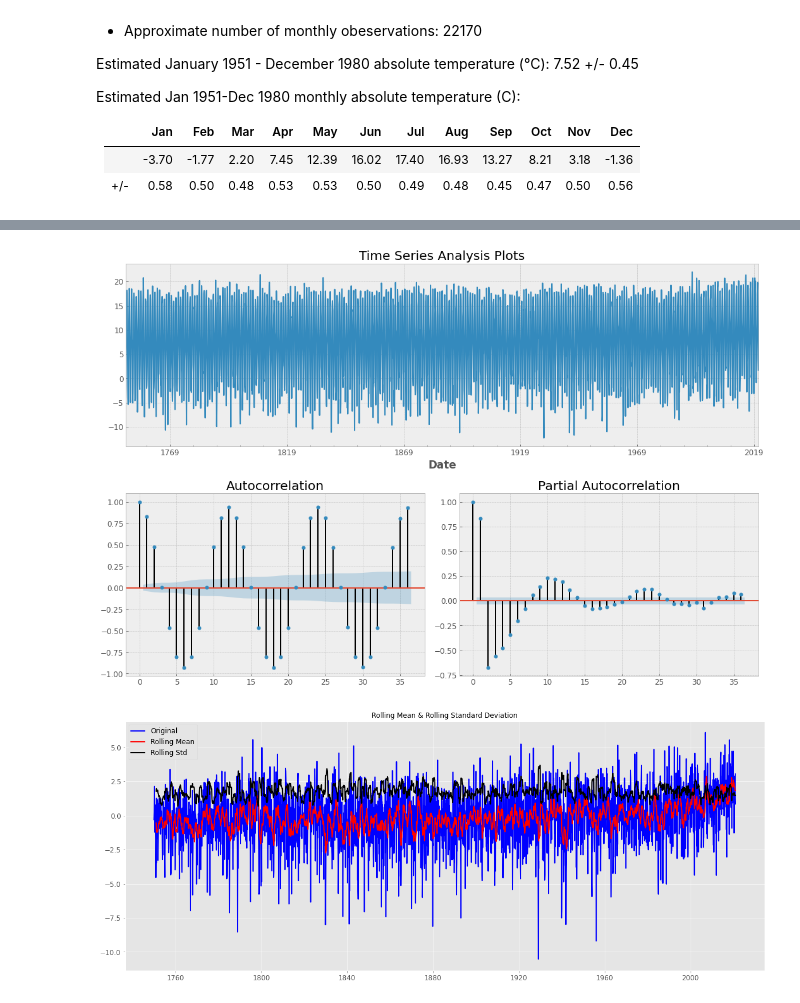
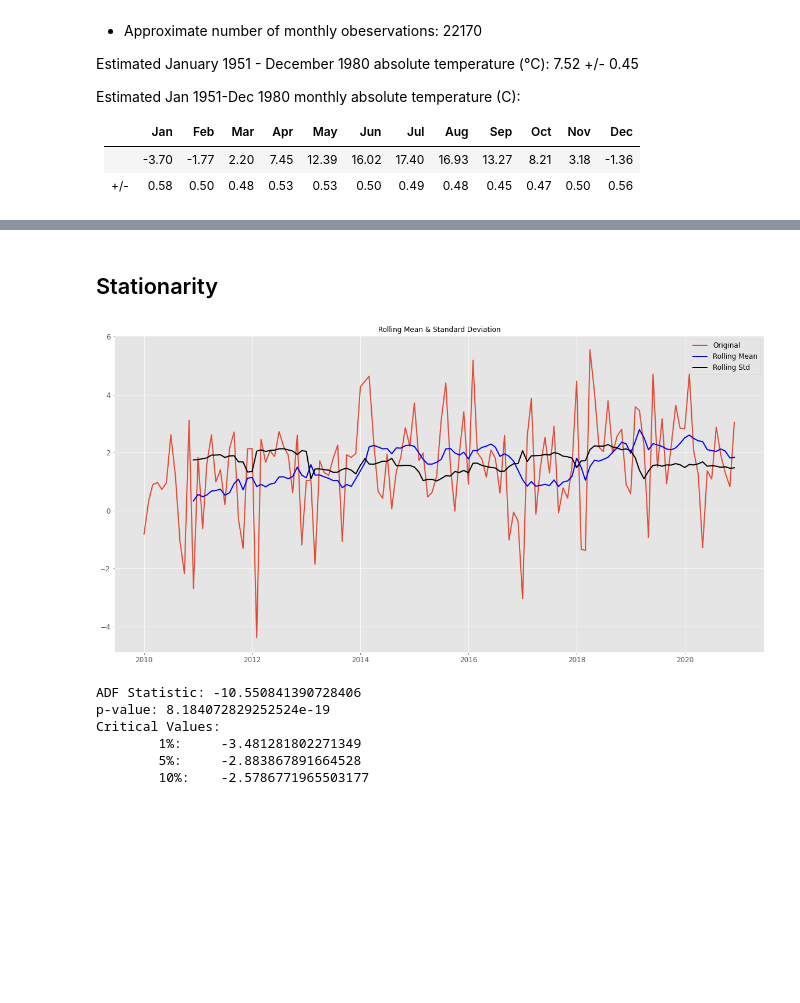
Before and after one commit to reibek/progn-semestral-work, a Jupyter notebook: Progonstics_Semestral_work_NEW.ipynb, the cells around one changed output, grey strips where cells are left out. Drawn from its saved outputs; the diff is of its cells as text; code cells hidden in the pictures; blank space fills up the shorter version.

```diff
--- a/Progonstics_Semestral_work_NEW.ipynb
+++ b/Progonstics_Semestral_work_NEW.ipynb
@@ -147,5 +157,5 @@ dtype: int64
 # %%
 df['MonthlyAverage'] = 0.0
 
-for i in range(0, df.Month.size):
+for i in range(0, df.MonthlyAnomaly.size):
     df.MonthlyAverage[i] = df.MonthlyAnomaly[i] + monthly_abs_temperature[i % 12]
@@ -186,0 +180,3 @@ Freq: MS, Name: MonthlyAnomaly, dtype: float64
+# %%
+def get_timeseries(timeseries, year_from, year_to):
+    return timeseries[datetime.datetime(year_from, 1, 1):datetime.datetime(year_to, 12, 31)]
@@ -186,0 +202,14 @@ Freq: MS, Name: MonthlyAnomaly, dtype: float64
+# %%
+df_2010 = get_timeseries(df, 2010, 2020)
+
+plt.figure(figsize=(20,10))
+
+plt.subplot(2,1,1)
+plt.title('Monthly Anomaly',fontsize=15)
+df_2010.MonthlyAnomaly.plot()
+
+plt.subplot(2,1,2)
+plt.title('Monthly Average',fontsize=15)
+df_2010.MonthlyAverage.plot()
+
+plt.tight_layout()
@@ -187,4 +222,4 @@ Freq: MS, Name: MonthlyAnomaly, dtype: float64
 # %%
-plt.rcParams['figure.figsize'] = [20, 8]
-df.MonthlyAverage.plot()
+plt.rcParams['figure.figsize'] = [20, 10]
+seasonal_decompose(df_2010.MonthlyAverage).plot();
 # %% [output]
@@ -217,38 +227,35 @@ plt.tight_layout()
-# %%
-tsplot(df.MonthlyAverage.fillna(method='bfill'))
-# %% [output]
-[figure, removed]
+# %% [markdown]
+## Stationarity
 # %%
-plt.rcParams['figure.figsize'] = [20, 8]
-rolling_mean = df_anom.rolling(window = 12).mean()
-rolling_std = df_anom.rolling(window = 12).std()
-plt.plot(df_anom, color = 'blue', label = 'Original')
-plt.plot(rolling_mean, color = 'red', label = 'Rolling Mean')
-plt.plot(rolling_std, color = 'black', label = 'Rolling Std')
-plt.legend(loc = 'best')
-plt.title('Rolling Mean & Rolling Standard Deviation')
-plt.show()
-
 def get_stationarity(timeseries):
 
     # rolling statistics
     rolling_mean = timeseries.rolling(window=12).mean()
     rolling_std = timeseries.rolling(window=12).std()
 
     # rolling statistics plot
-    original = plt.plot(timeseries, color='blue', label='Original')
-    mean = plt.plot(rolling_mean, color='red', label='Rolling Mean')
+    original = plt.plot(timeseries, label='Original')
+    mean = plt.plot(rolling_mean, color='blue', label='Rolling Mean')
     std = plt.plot(rolling_std, color='black', label='Rolling Std')
     plt.legend(loc='best')
     plt.title('Rolling Mean & Standard Deviation')
-    plt.show(block=False)
+    plt.show()
 
     # Dickey–Fuller test:
     result = adfuller(timeseries)
     print('ADF Statistic: {}'.format(result[0]))
     print('p-value: {}'.format(result[1]))
     print('Critical Values:')
     for key, value in result[4].items():
         print('\t{}: \t{}'.format(key, value))
+
+plt.rcParams['figure.figsize'] = [20, 10]
+get_stationarity(df_2010.MonthlyAnomaly)
 # %% [output]
-[figure, old version]
+[figure, new version]
+ADF Statistic: -10.550841390728406
+p-value: 8.184072829252524e-19
+Critical Values:
+        1%:     -3.481281802271349
+        5%:     -2.883867891664528
+        10%:    -2.5786771965503177
```
Also changed, not shown: parts of 45 cells of this notebook.
